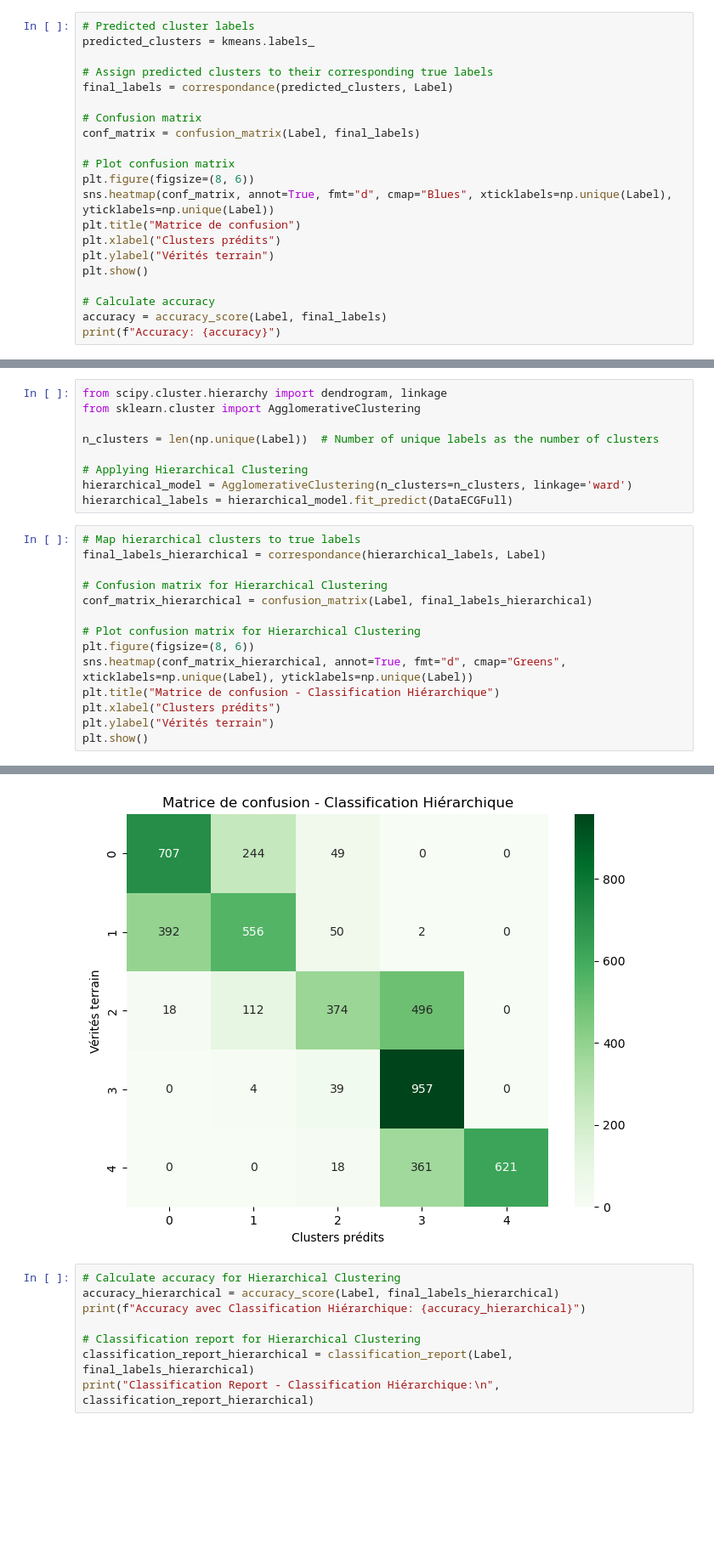
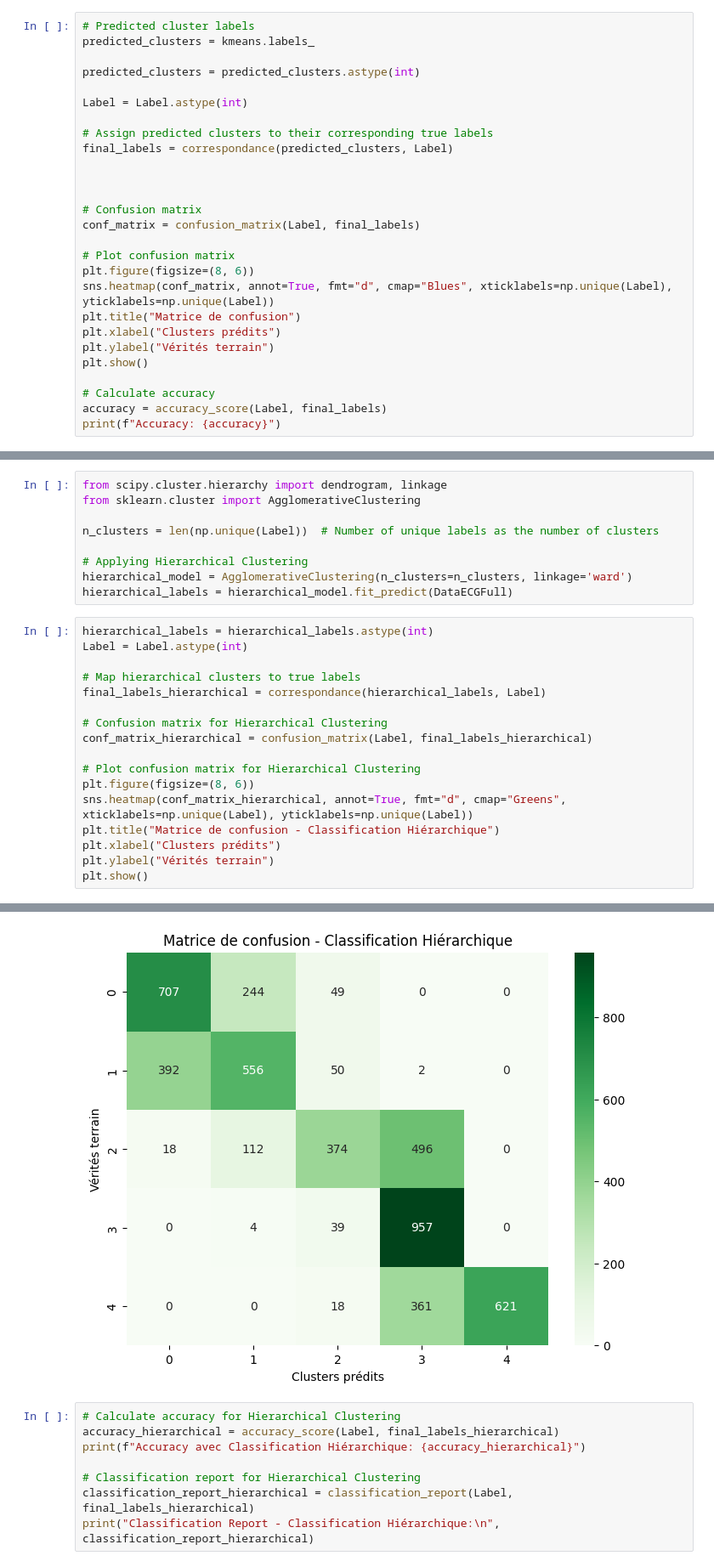
Before and after one commit to OussamaELGUERRAOUI/Classification-du-rythme-cardiaque-issu-d-ECG, a Jupyter notebook: Projet_ECG_Etudiant.ipynb, the cells around one changed output, grey strips where cells are left out. Shown at 85% size. Drawn from its saved outputs; the diff is of its cells as text; blank space fills up the shorter version.

```diff
--- a/Projet_ECG_Etudiant.ipynb
+++ b/Projet_ECG_Etudiant.ipynb
@@ -415,8 +415,14 @@ KMeans(n_clusters=5, random_state=42)
 # Predicted cluster labels
 predicted_clusters = kmeans.labels_
 
+predicted_clusters = predicted_clusters.astype(int)
+
+Label = Label.astype(int)
+
 # Assign predicted clusters to their corresponding true labels
 final_labels = correspondance(predicted_clusters, Label)
+
+
 
 # Confusion matrix
 conf_matrix = confusion_matrix(Label, final_labels)
@@ -512,6 +500,9 @@ n_clusters = len(np.unique(Label))  # Number of unique labels as the number of c
 hierarchical_model = AgglomerativeClustering(n_clusters=n_clusters, linkage='ward')
 hierarchical_labels = hierarchical_model.fit_predict(DataECGFull)
 # %%
+hierarchical_labels = hierarchical_labels.astype(int)
+Label = Label.astype(int)
+
 # Map hierarchical clusters to true labels
 final_labels_hierarchical = correspondance(hierarchical_labels, Label)
 
@@ -530,4 +520,4 @@ Conversion of an array with ndim > 0 to a scalar is deprecated, and will error i
-[figure, old version]
+[figure, new version]
 # %%
 # Calculate accuracy for Hierarchical Clustering
 accuracy_hierarchical = accuracy_score(Label, final_labels_hierarchical)
```
Also changed, not shown: parts of 16 cells of this notebook.
